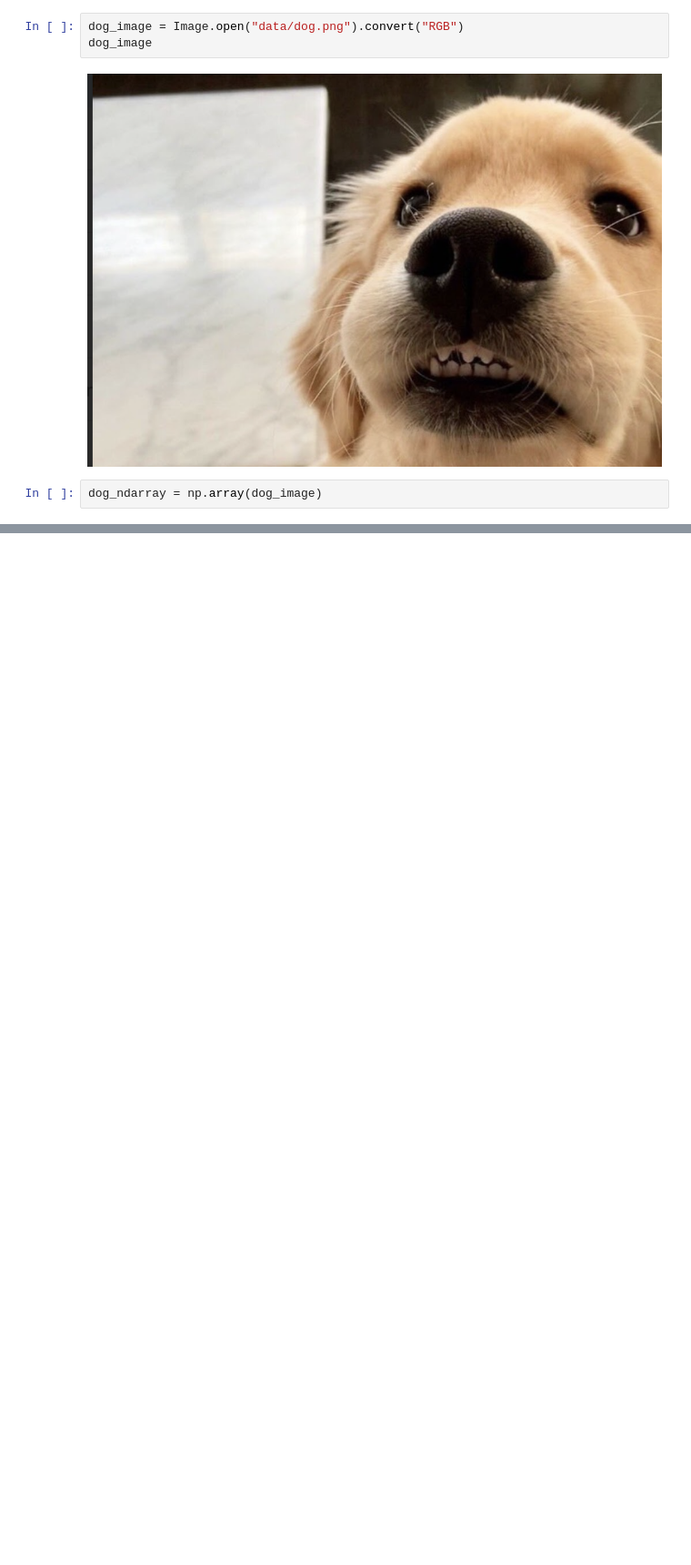
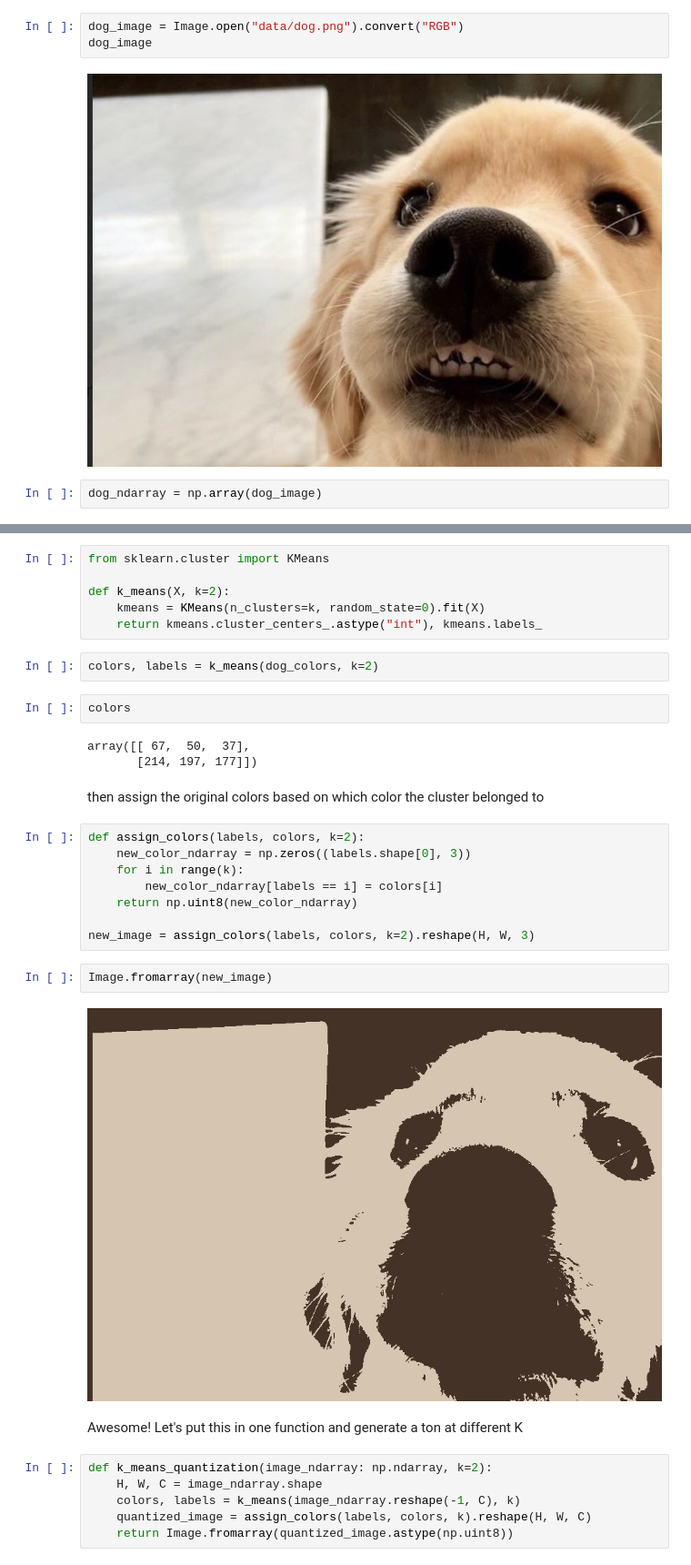
Before and after one commit to xnought/neural-net-compression-vis, a Jupyter notebook: notebooks/image.ipynb, the cells around one changed output, grey strips where cells are left out. Shown at 91% size. Drawn from its saved outputs; the diff is of its cells as text; blank space fills up the shorter version.

```diff
--- a/notebooks/image.ipynb
+++ b/notebooks/image.ipynb
@@ -17,0 +62,35 @@ Interpretation ------ Height: 602, Width: 880, Channels: 3
+# %%
+from sklearn.cluster import KMeans
+
+def k_means(X, k=2):
+    kmeans = KMeans(n_clusters=k, random_state=0).fit(X)
+    return kmeans.cluster_centers_.astype("int"), kmeans.labels_
+# %%
+colors, labels = k_means(dog_colors, k=2)
+# %%
+colors
+# %% [output]
+array([[ 67,  50,  37],
+       [214, 197, 177]])
+# %% [markdown]
+then assign the original colors based on which color the cluster belonged to
+# %%
+def assign_colors(labels, colors, k=2):
+	new_color_ndarray = np.zeros((labels.shape[0], 3))
+	for i in range(k):
+		new_color_ndarray[labels == i] = colors[i]
+	return np.uint8(new_color_ndarray)
+
+new_image = assign_colors(labels, colors, k=2).reshape(H, W, 3)
+# %%
+Image.fromarray(new_image)
+# %% [output]
+[figure, added]
+# %% [markdown]
+Awesome! Let's put this in one function and generate a ton at different K
+# %%
+def k_means_quantization(image_ndarray: np.ndarray, k=2):
+	H, W, C = image_ndarray.shape
+	colors, labels = k_means(image_ndarray.reshape(-1, C), k)
+	quantized_image = assign_colors(labels, colors, k).reshape(H, W, C)
+	return Image.fromarray(quantized_image.astype(np.uint8))
```
Also changed, not shown: parts of 16 cells of this notebook.
